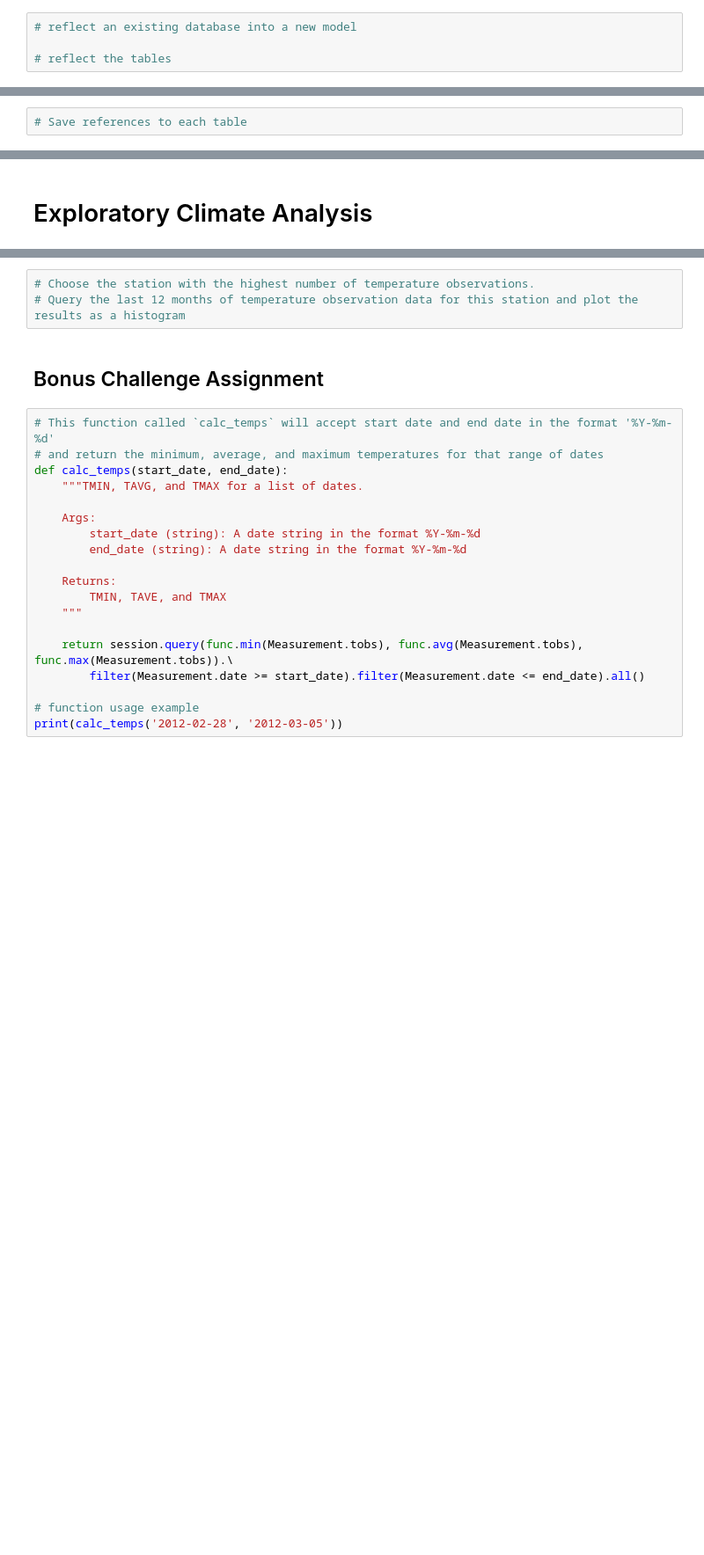
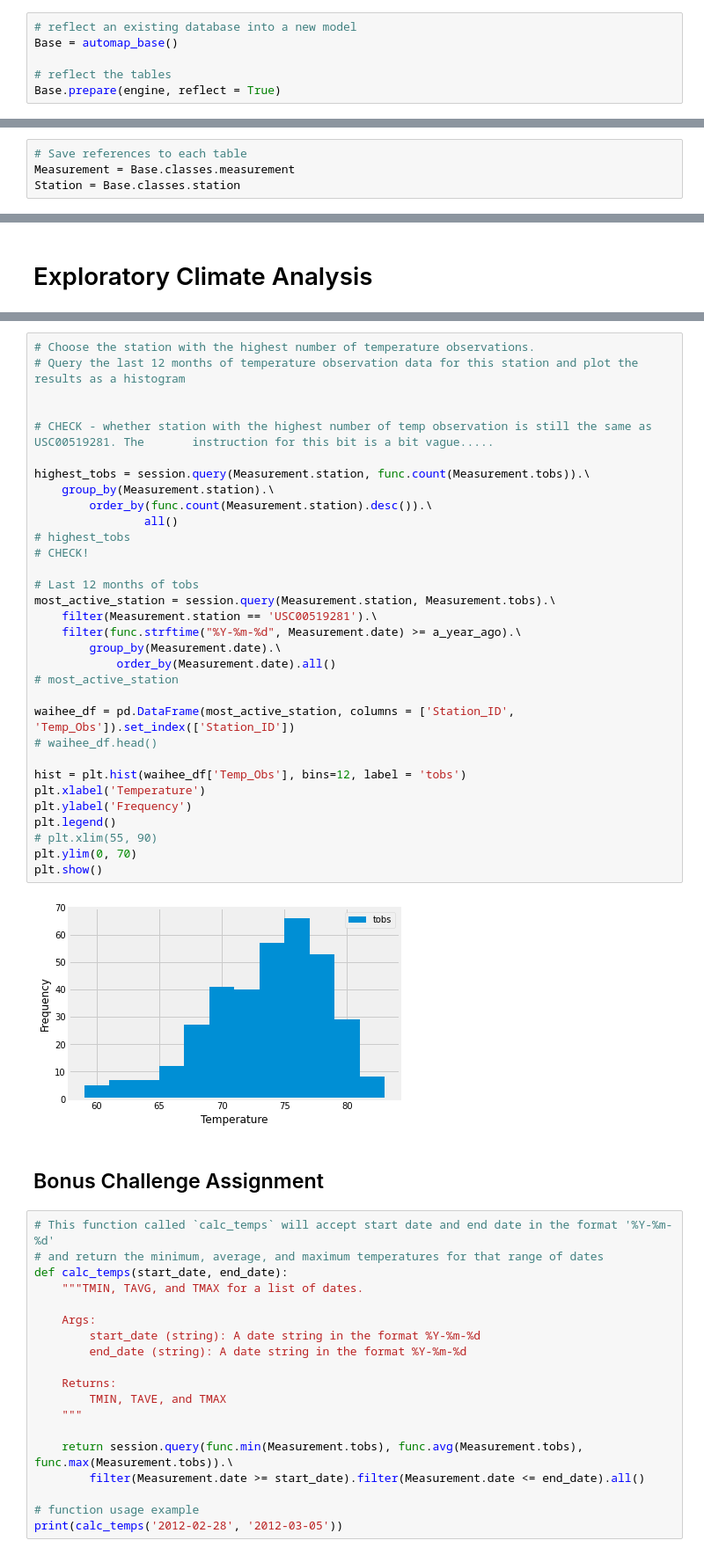
Before and after one commit to vjuliana/SQLAlchemy-Challenge, a Jupyter notebook: climate_starter.ipynb, the cells around one changed output, grey strips where cells are left out. Shown: that part at 88% size. Drawn from its saved outputs; the diff is of its cells as text; blank space fills up the shorter version.

```diff
--- a/climate_starter.ipynb
+++ b/climate_starter.ipynb
@@ -21,6 +54,8 @@ engine = create_engine("sqlite:///Resources/hawaii.sqlite")
 # %%
 # reflect an existing database into a new model
+Base = automap_base()
 
 # reflect the tables
+Base.prepare(engine, reflect = True)
 # %%
 # We can view all of the classes that automap found
@@ -27,4 +65,6 @@ engine = create_engine("sqlite:///Resources/hawaii.sqlite")
 # %%
 # Save references to each table
+Measurement = Base.classes.measurement
+Station = Base.classes.station
 # %%
 # Create our session (link) from Python to the DB
@@ -55,6 +187,37 @@ engine = create_engine("sqlite:///Resources/hawaii.sqlite")
-# %%
-# Choose the station with the highest number of temperature observations.
-# Query the last 12 months of temperature observation data for this station and plot the results as a histogram
+# %%
+# Choose the station with the highest number of temperature observations.
+# Query the last 12 months of temperature observation data for this station and plot the results as a histogram
+
+
+# CHECK - whether station with the highest number of temp observation is still the same as USC00519281. The       instruction for this bit is a bit vague.....
+
+highest_tobs = session.query(Measurement.station, func.count(Measurement.tobs)).\
+    group_by(Measurement.station).\
+        order_by(func.count(Measurement.station).desc()).\
+                all()
+# highest_tobs
+# CHECK!
+
+# Last 12 months of tobs
+most_active_station = session.query(Measurement.station, Measurement.tobs).\
+    filter(Measurement.station == 'USC00519281').\
+    filter(func.strftime("%Y-%m-%d", Measurement.date) >= a_year_ago).\
+        group_by(Measurement.date).\
+            order_by(Measurement.date).all()
+# most_active_station
+
+waihee_df = pd.DataFrame(most_active_station, columns = ['Station_ID', 'Temp_Obs']).set_index(['Station_ID'])
+# waihee_df.head()
+
+hist = plt.hist(waihee_df['Temp_Obs'], bins=12, label = 'tobs')
+plt.xlabel('Temperature')
+plt.ylabel('Frequency')
+plt.legend()
+# plt.xlim(55, 90)
+plt.ylim(0, 70)
+plt.show()
+# %% [output]
+[figure, added]
 # %% [markdown]
 ## Bonus Challenge Assignment
 # %%
```
Also changed, not shown: parts of 22 cells of this notebook.
